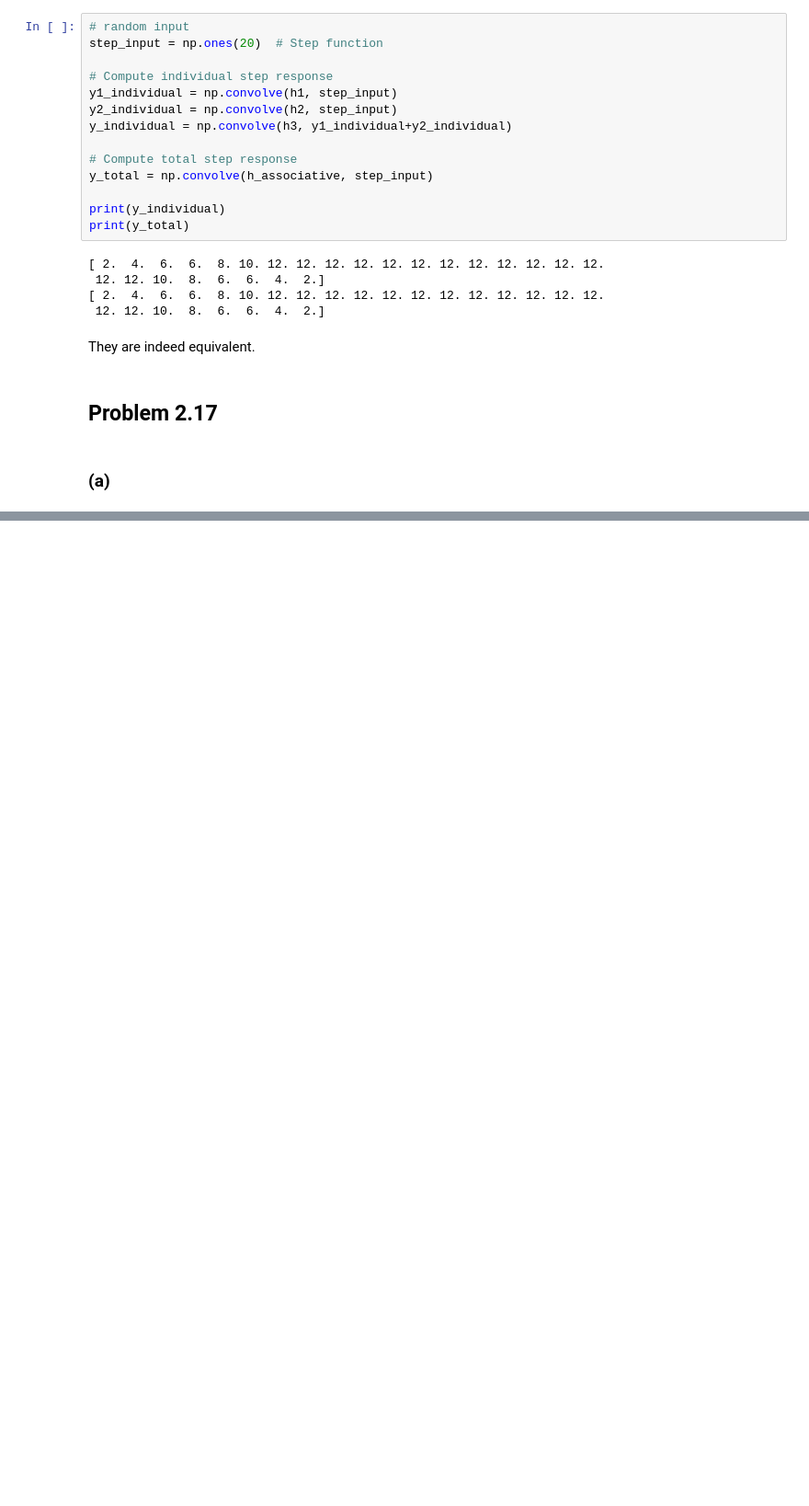
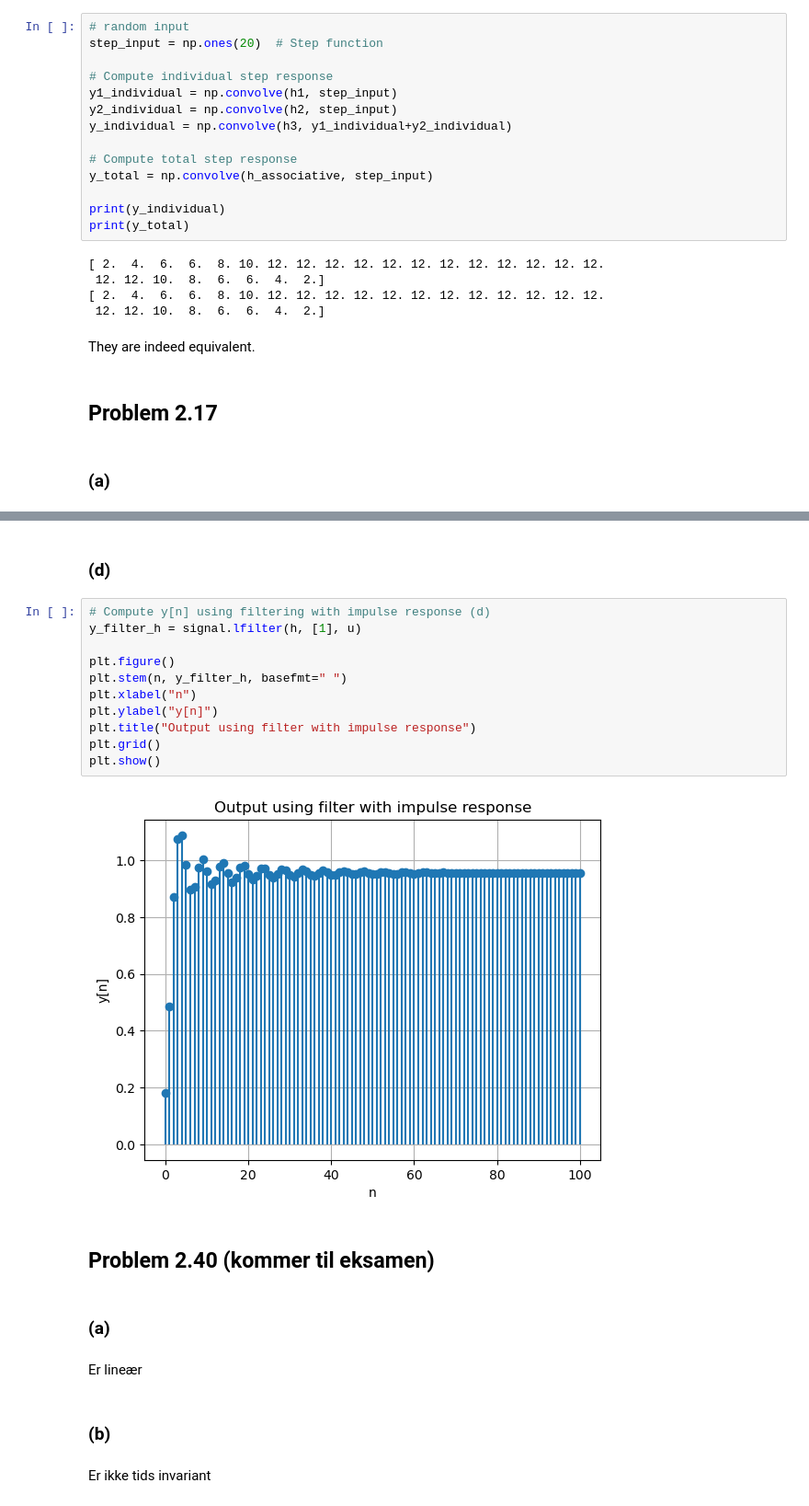
Before and after one commit to Khanrik/UniFolder, a Jupyter notebook: 4. Semester/Diskret-tids signalbehandling/TØ/Uge 3/Uge 3.ipynb, the cells around one changed output, grey strips where cells are left out. Shown: that part at 92% size. Drawn from its saved outputs; the diff is of its cells as text; blank space fills up the shorter version.

```diff
--- a/4. Semester/Diskret-tids signalbehandling/TØ/Uge 3/Uge 3.ipynb
+++ b/4. Semester/Diskret-tids signalbehandling/TØ/Uge 3/Uge 3.ipynb
@@ -46,0 +99,25 @@ They are indeed equivalent.
+# %% [markdown]
+### (d)
+# %%
+# Compute y[n] using filtering with impulse response (d)
+y_filter_h = signal.lfilter(h, [1], u)
+
+plt.figure()
+plt.stem(n, y_filter_h, basefmt=" ")
+plt.xlabel("n")
+plt.ylabel("y[n]")
+plt.title("Output using filter with impulse response")
+plt.grid()
+plt.show()
+# %% [output]
+[figure, added]
+# %% [markdown]
+## Problem 2.40 (kommer til eksamen)
+# %% [markdown]
+### (a)
+# %% [markdown]
+Er lineær
+# %% [markdown]
+### (b)
+# %% [markdown]
+Er ikke tids invariant
```
Also changed, not shown: parts of 11 cells of this notebook, 5 other files.
